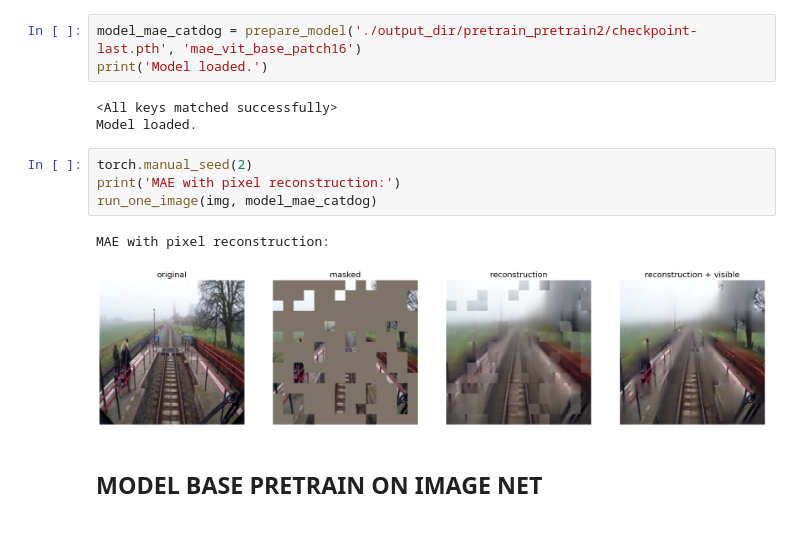
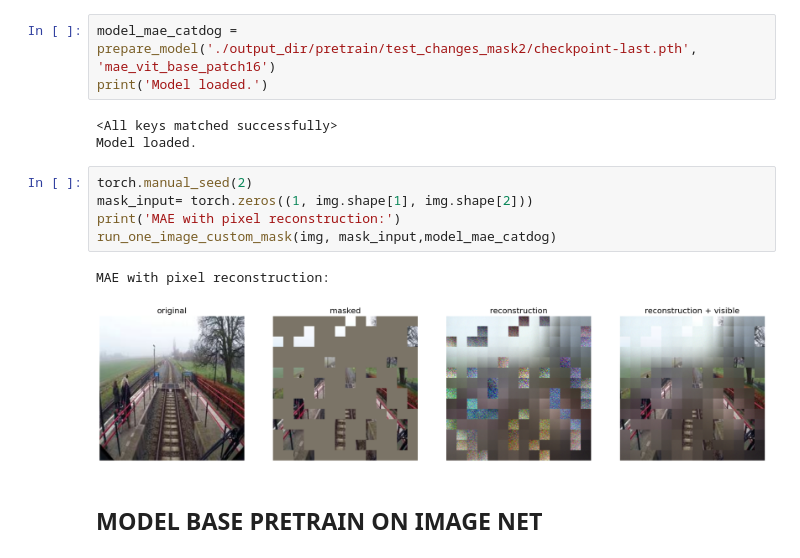
Before and after one commit to Danila-Pechenev/mae_railway_risk, a Jupyter notebook: mae_visualize.ipynb, the cells around one changed output. Saved outputs shown, nothing was run; the diff lists cells and outputs as text.

Commit message:
mask almost finished, script for inference on remote access, md command for training, other minor changes

```diff
--- a/mae_visualize.ipynb
+++ b/mae_visualize.ipynb
@@ -236,18 +270,19 @@ run_one_image(img, model_mae_railsem)
 MAE with pixel reconstruction:
 [figure]
 # %%
-model_mae_catdog = prepare_model('./output_dir/pretrain_pretrain2/checkpoint-last.pth', 'mae_vit_base_patch16')
+model_mae_catdog = prepare_model('./output_dir/pretrain/test_changes_mask2/checkpoint-last.pth', 'mae_vit_base_patch16')
 print('Model loaded.')
 # %% [output]
 <All keys matched successfully>
 Model loaded.
 # %%
 torch.manual_seed(2)
+mask_input= torch.zeros((1, img.shape[1], img.shape[2]))
 print('MAE with pixel reconstruction:')
-run_one_image(img, model_mae_catdog)
+run_one_image_custom_mask(img, mask_input,model_mae_catdog)
 # %% [output]
 MAE with pixel reconstruction:
-[figure, old version]
+[figure, new version]
 # %% [markdown]
 ## MODEL BASE PRETRAIN ON IMAGE NET
 # %%
```
Also changed, not shown: parts of 5 cells of this notebook, 9 other files.
